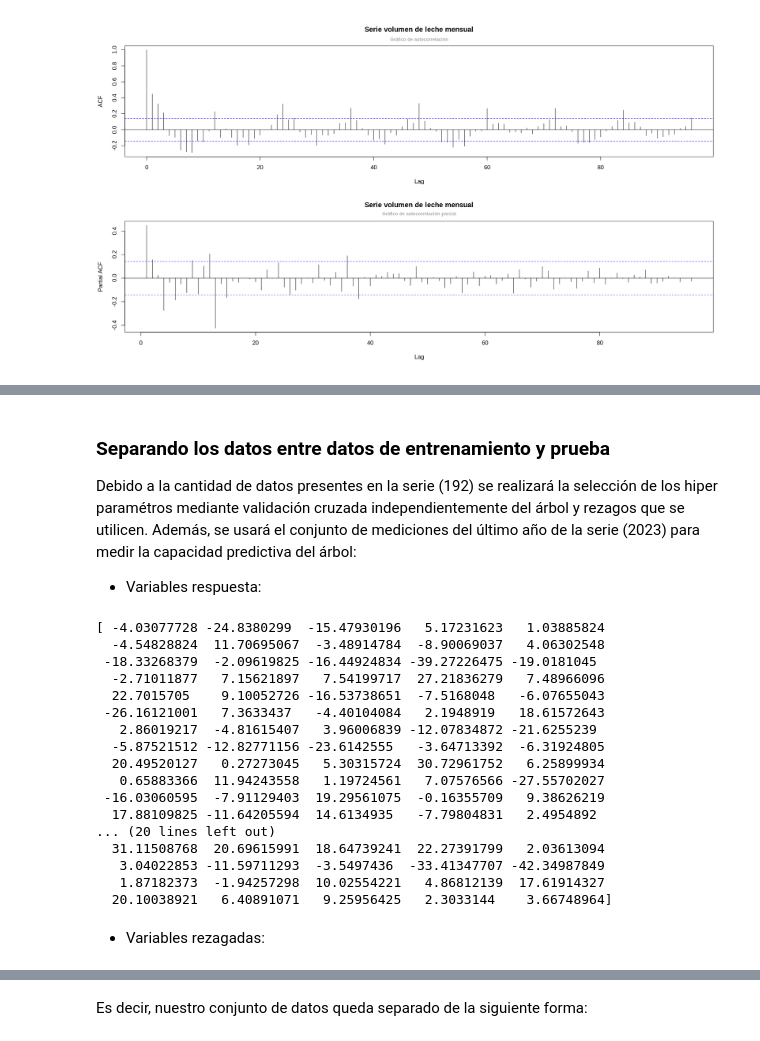
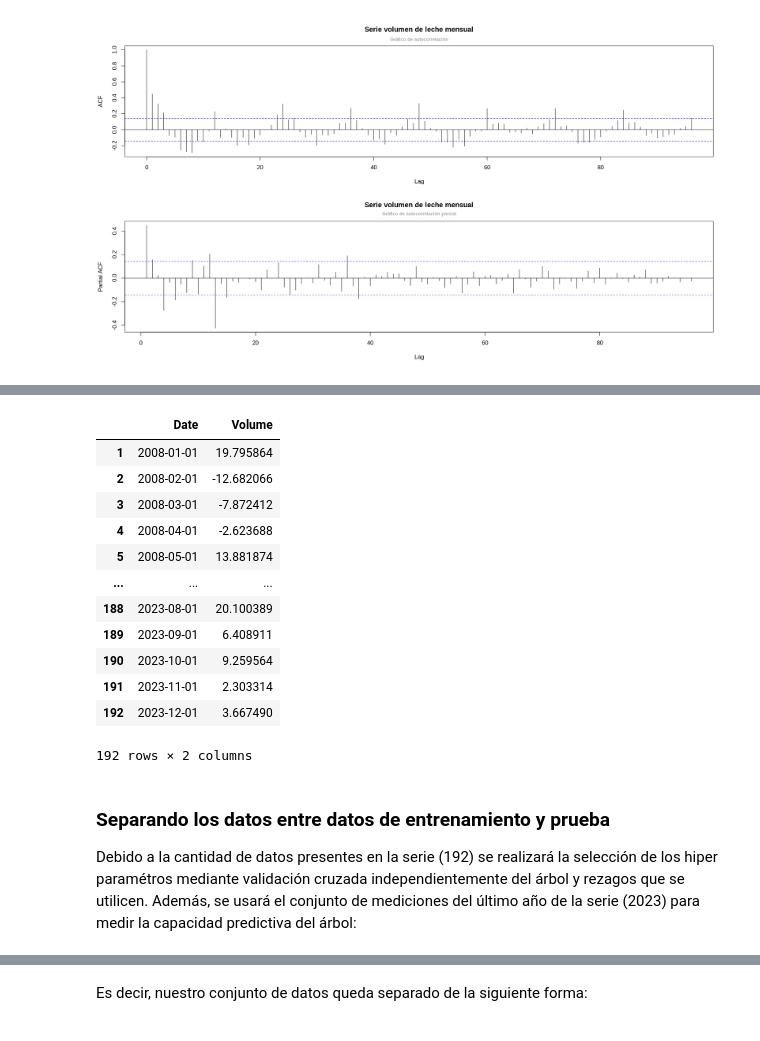
Before and after one commit to Mendivenson/Series-de-tiempo, a Jupyter notebook: Avance 2.ipynb, the cells around one changed output, grey strips where cells are left out. Saved outputs shown, nothing was run; the diff lists cells and outputs as text; code cells hidden in the pictures.

```diff
--- a/Avance 2.ipynb
+++ b/Avance 2.ipynb
@@ -256,29 +267,20 @@ arbolesLeche
+# %%
+leche
+# %% [output]
+|  | Date | Volume |
+| 1 | 2008-01-01 | 19.795864 |
+| 2 | 2008-02-01 | -12.682066 |
+| 3 | 2008-03-01 | -7.872412 |
+| 4 | 2008-04-01 | -2.623688 |
+| 5 | 2008-05-01 | 13.881874 |
+| ... | ... | ... |
+| 188 | 2023-08-01 | 20.100389 |
+| 189 | 2023-09-01 | 6.408911 |
+| 190 | 2023-10-01 | 9.259564 |
+| 191 | 2023-11-01 | 2.303314 |
+| 192 | 2023-12-01 | 3.667490 |
+192 rows × 2 columns
 # %% [markdown]
 ### **Separando los datos entre datos de entrenamiento y prueba**
 
 Debido a la cantidad de datos presentes en la serie (192) se realizará la selección de los hiper paramétros mediante validación cruzada independientemente del árbol y rezagos que se utilicen. Además, se usará el conjunto de mediciones del último año de la serie (2023) para medir la capacidad predictiva del árbol:
-
-- Variables respuesta:
-# %%
-respuestaLeche = arbolesLeche.values[:,-1]
-print(respuestaLeche)
-# %% [output]
-[ -4.03077728 -24.8380299  -15.47930196   5.17231623   1.03885824
-  -4.54828824  11.70695067  -3.48914784  -8.90069037   4.06302548
- -18.33268379  -2.09619825 -16.44924834 -39.27226475 -19.0181045
-  -2.71011877   7.15621897   7.54199717  27.21836279   7.48966096
-  22.7015705    9.10052726 -16.53738651  -7.5168048   -6.07655043
- -26.16121001   7.3633437   -4.40104084   2.1948919   18.61572643
-   2.86019217  -4.81615407   3.96006839 -12.07834872 -21.6255239
-  -5.87521512 -12.82771156 -23.6142555   -3.64713392  -6.31924805
-  20.49520127   0.27273045   5.30315724  30.72961752   6.25899934
-   0.65883366  11.94243558   1.19724561   7.07576566 -27.55702027
- -16.03060595  -7.91129403  19.29561075  -0.16355709   9.38626219
-  17.88109825 -11.64205594  14.6134935   -7.79804831   2.4954892
-... (20 lines left out)
-  31.11508768  20.69615991  18.64739241  22.27391799   2.03613094
-   3.04022853 -11.59711293  -3.5497436  -33.41347707 -42.34987849
-   1.87182373  -1.94257298  10.02554221   4.86812139  17.61914327
-  20.10038921   6.40891071   9.25956425   2.3033144    3.66748964]
-# %% [markdown]
-- Variables rezagadas:
```
Also changed, not shown: parts of 42 cells of this notebook.
